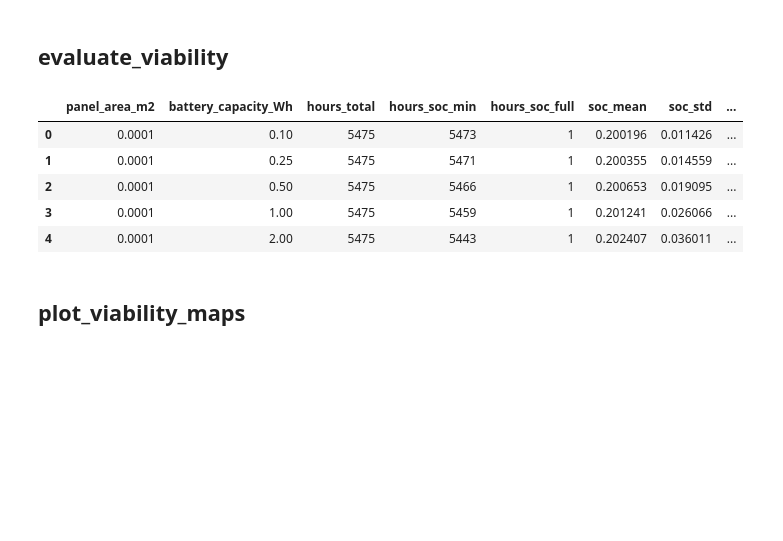
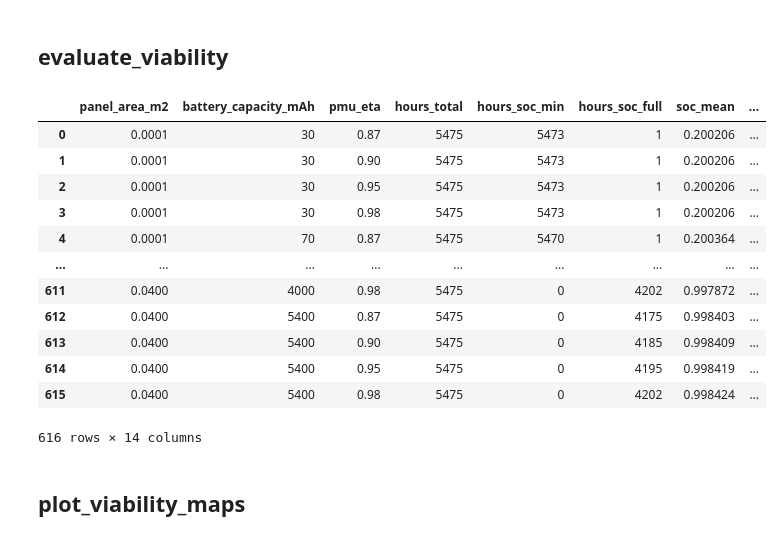
Before and after one commit to UCLM-ARCO/oasis-ehs, a Jupyter notebook: gen-dataset.ipynb, the cells around one changed output. Saved outputs shown, nothing was run; the diff lists cells and outputs as text; code cells hidden in the pictures; blank space fills up the shorter version.

Commit message:
battery energy in mAh PMU efficiency range

```diff
--- a/gen-dataset.ipynb
+++ b/gen-dataset.ipynb
@@ -274,53 +433,69 @@ df_soc.head()
 # %% [markdown]
 ## evaluate_viability
 # %%
-# --- Evaluate annual performance and viability of each configuration ---
+# --- Evaluate annual performance and viability for each configuration ---
+# This step aggregates the results of the SoC simulation (df_soc)
+# and produces one row per configuration:
+# (panel_area_m2, battery_capacity_mAh, pmu_eta)
 
-def longest_autonomy_hours(soc_series: np.ndarray, soc_min: float) -> int:
-    """Return the longest continuous period (in hours) that SoC stays above soc_min."""
+def longest_autonomy_hours(soc_series, soc_min):
+    """
+    Return the longest continuous number of hours during which the SoC stays
+    strictly above soc_min. This gives an estimate of how long the system
+    can withstand poor irradiance conditions before reaching the minimum SoC.
+    """
     below = soc_series <= soc_min + 1e-6
     if np.all(below):
         return 0
-    # Compute lengths of sequences above SOC_MIN
+
     max_len = 0
     current = 0
     for v in below:
         if not v:
             current += 1
             max_len = max(max_len, current)
         else:
             current = 0
     return max_len
 
+
+# --- Aggregation ---
 summary = (
     df_soc
-    .groupby(["panel_area_m2", "battery_capacity_Wh"], as_index=False)
+    .groupby(["panel_area_m2", "battery_capacity_mAh", "pmu_eta"], as_index=False)
     .agg(
-        hours_total=("SoC", "count"),
-        hours_soc_min=("SoC", lambda s: np.sum(s <= SOC_MIN + 1e-6)),
-        hours_soc_full=("SoC", lambda s: np.sum(s >= 1.0 - 1e-6)),
-        soc_mean=("SoC", "mean"),
-        soc_std=("SoC", "std"),
-        energy_surplus_Wh=("E_net_Wh", lambda s: np.sum(np.clip(s, 0, None))),
-        energy_deficit_Wh=("E_net_Wh", lambda s: -np.sum(np.clip(s, None, 0))),
+        hours_total=("SoC", "count"),                      # number of hours simulated (usually 8760)
+        hours_soc_min=("SoC", lambda s: np.sum(s <= SOC_MIN + 1e-6)),  # hours at or below SOC_MIN
+        hours_soc_full=("SoC", lambda s: np.sum(s >= 1.0 - 1e-6)),     # hours at full capacity
+        soc_mean=("SoC", "mean"),                          # mean SoC over the year
+        soc_std=("SoC", "std"),                            # standard deviation of SoC
+        surplus_mAh=("I_net_mA", lambda s: np.sum(np.clip(s, 0, None))),        # total surplus (charging)
+        deficit_mAh=("I_net_mA", lambda s: -np.sum(np.clip(s, None, 0))),       # total deficit (discharging)
         autonomy_hours=("SoC", lambda s: longest_autonomy_hours(s.to_numpy(), SOC_MIN))
     )
 )
 
-# Compute derived metrics
+# --- Derived metrics ---
 summary["soc_min_fraction"] = summary["hours_soc_min"] / summary["hours_total"]
 summary["soc_full_fraction"] = summary["hours_soc_full"] / summary["hours_total"]
-summary["energy_balance_Wh"] = summary["energy_surplus_Wh"] - summary["energy_deficit_Wh"]
+summary["net_mAh"] = summary["surplus_mAh"] - summary["deficit_mAh"]
 
-# --- Preview ---
-summary.head()
+
+summary
 # %% [output]
-|  | panel_area_m2 | battery_capacity_Wh | hours_total | hours_soc_min | hours_soc_full | soc_mean | soc_std | ... |
-| 0 | 0.0001 | 0.10 | 5475 | 5473 | 1 | 0.200196 | 0.011426 | ... |
-| 1 | 0.0001 | 0.25 | 5475 | 5471 | 1 | 0.200355 | 0.014559 | ... |
-| 2 | 0.0001 | 0.50 | 5475 | 5466 | 1 | 0.200653 | 0.019095 | ... |
-| 3 | 0.0001 | 1.00 | 5475 | 5459 | 1 | 0.201241 | 0.026066 | ... |
-| 4 | 0.0001 | 2.00 | 5475 | 5443 | 1 | 0.202407 | 0.036011 | ... |
+|  | panel_area_m2 | battery_capacity_mAh | pmu_eta | hours_total | hours_soc_min | hours_soc_full | soc_mean | ... |
+| 0 | 0.0001 | 30 | 0.87 | 5475 | 5473 | 1 | 0.200206 | ... |
+| 1 | 0.0001 | 30 | 0.90 | 5475 | 5473 | 1 | 0.200206 | ... |
+| 2 | 0.0001 | 30 | 0.95 | 5475 | 5473 | 1 | 0.200206 | ... |
+| 3 | 0.0001 | 30 | 0.98 | 5475 | 5473 | 1 | 0.200206 | ... |
+| 4 | 0.0001 | 70 | 0.87 | 5475 | 5470 | 1 | 0.200364 | ... |
+| ... | ... | ... | ... | ... | ... | ... | ... | ... |
+| 611 | 0.0400 | 4000 | 0.98 | 5475 | 0 | 4202 | 0.997872 | ... |
+| 612 | 0.0400 | 5400 | 0.87 | 5475 | 0 | 4175 | 0.998403 | ... |
+| 613 | 0.0400 | 5400 | 0.90 | 5475 | 0 | 4185 | 0.998409 | ... |
+| 614 | 0.0400 | 5400 | 0.95 | 5475 | 0 | 4195 | 0.998419 | ... |
+| 615 | 0.0400 | 5400 | 0.98 | 5475 | 0 | 4202 | 0.998424 | ... |
+616 rows × 14 columns
 # %% [markdown]
 ## plot_viability_maps
 # %%
```
Also changed, not shown: parts of 11 cells of this notebook.
